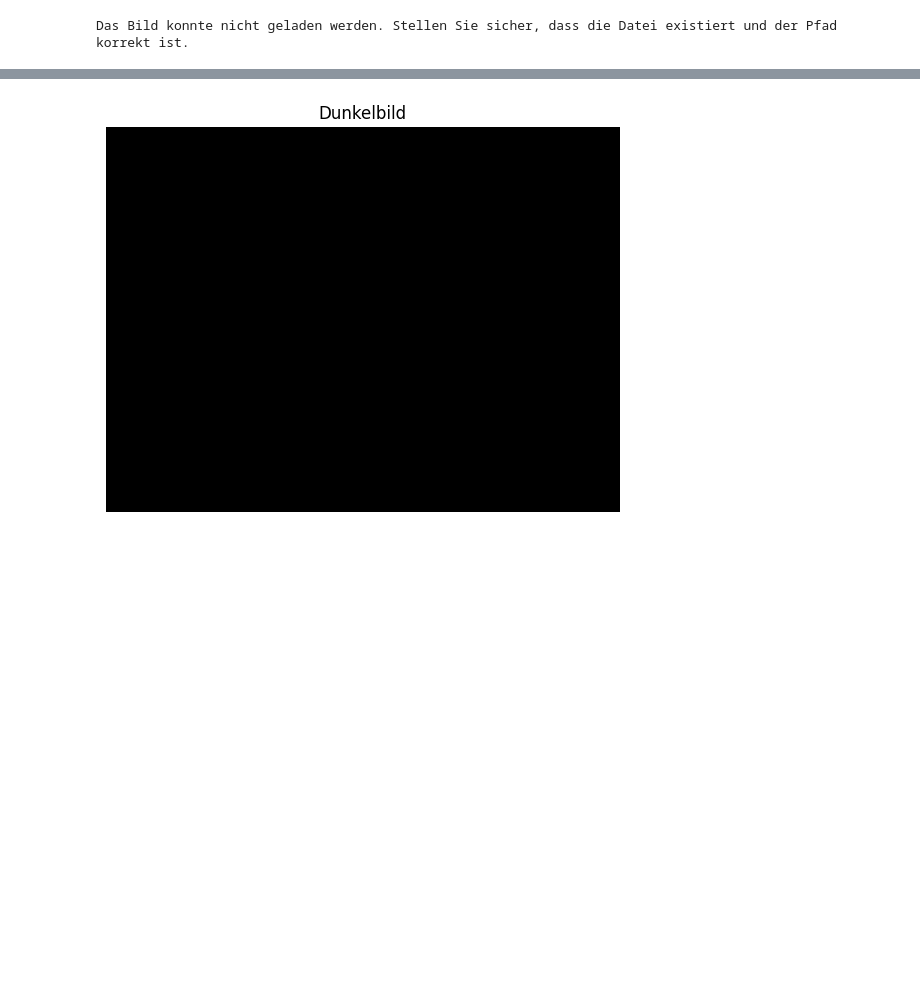
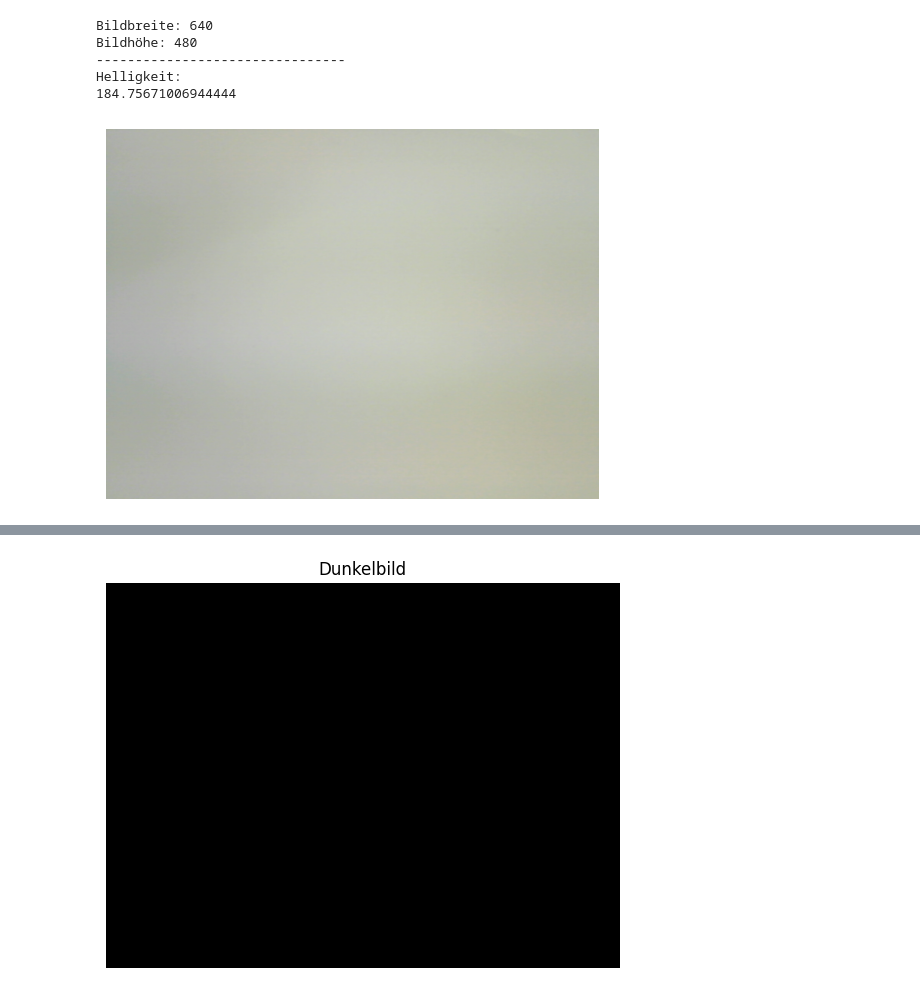
Before and after one commit to Florian11111/SSS, a Jupyter notebook: versuch 2/verarbeitung.ipynb, the cells around one changed output, grey strips where cells are left out. Cells and saved outputs as stored; diff of their text form; code cells hidden in the pictures; blank space fills up the shorter version.

```diff
--- a/versuch 2/verarbeitung.ipynb
+++ b/versuch 2/verarbeitung.ipynb
@@ -5,23 +5,28 @@ import numpy as np
 import glob
 # %%
 # Lade ein PNG-Bild (ersetzen Sie 'bild.png' durch den Dateipfad zu Ihrem Bild)
-image = cv2.imread('weiss/Weiss (0).png', cv2.COLOR_BGR2GRAY)
+image = cv2.imread('weiss/Weiss1.png', cv2.COLOR_BGR2GRAY)
 
 if image is None:
     print("Das Bild konnte nicht geladen werden. Stellen Sie sicher, dass die Datei existiert und der Pfad korrekt ist.")
 else:
     # Zeigen Sie die Bildgröße und einige andere Eigenschaften an
     print("Bildbreite: " + str(image.shape[1]))  # Breite des Bildes
     print("Bildhöhe: " + str(image.shape[0]))   # Höhe des Bildes
     print("--------------------------------")
     print("Helligkeit: ")  # Helligkeit des ersten Pixels (Blau-Kanal)
     print(image.mean())
     # Zeigen Sie das Bild im Jupyter Notebook an
     plt.imshow(image, cmap='gray')
     plt.axis('off')  # Deaktivieren der Achsen
     plt.show()
 # %% [output]
-Das Bild konnte nicht geladen werden. Stellen Sie sicher, dass die Datei existiert und der Pfad korrekt ist.
+Bildbreite: 640
+Bildhöhe: 480
+--------------------------------
+Helligkeit:
+184.75671006944444
+[figure, added]
 # %%
 dateien = glob.glob('./grau/*.png')
 
```
Also changed, not shown: parts of 4 cells of this notebook, 1 other file.
